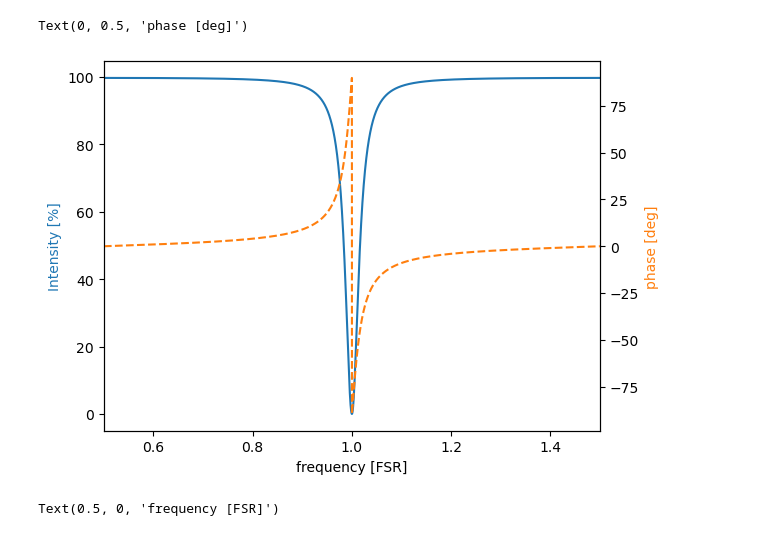
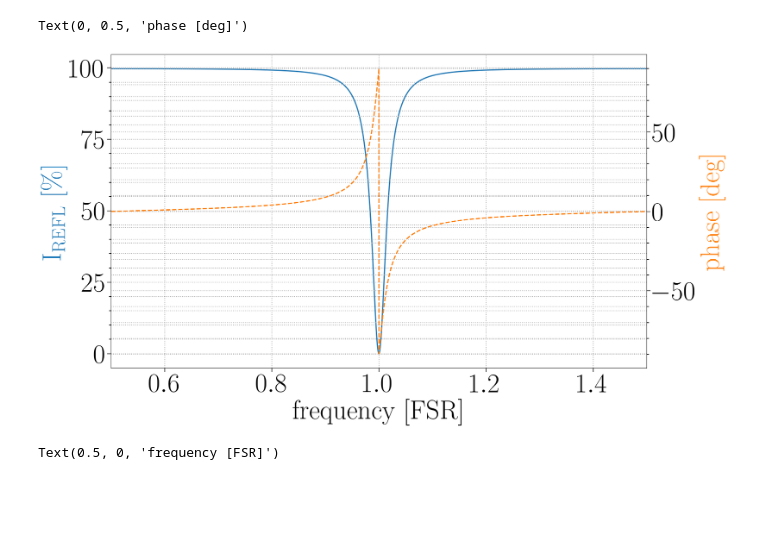
Before and after one commit to dancvan/dissertation, a Jupyter notebook: code/cav_refl.ipynb, the cells around one changed output. Saved outputs shown, nothing was run; the diff lists cells and outputs as text; code cells hidden in the pictures; blank space fills up the shorter version.

```diff
--- a/code/cav_refl.ipynb
+++ b/code/cav_refl.ipynb
@@ -1,6 +1,11 @@
 # %%
 import numpy as np
 import matplotlib.pyplot as plt
+import os
+plt_style_dir = 'stash/'
+if os.path.isdir(plt_style_dir) == True:
+    plt.style.use(plt_style_dir + 'pp2latex.mplstyle')
+plt.rcParams["font.family"] = "Times New Roman"
 # %%
 # params
 cee = 299792458
@@ -25,15 +30,15 @@ F_w_gen_modsq = F_w_gen.real**2 + F_w_gen.imag**2 # Modulus squared
 # %%
 fig, ax1 = plt.subplots()
 ax1.set_xlabel('frequency [FSR]')
-ax1.set_ylabel('Intensity [%]', color='C0')
+ax1.set_ylabel('I$_\mathrm{REFL}$ [\%]', color='C0')
 #ax1.plot(w/(FSR), F_w_cc_modsq*100)
 ax1.plot(w/(FSR), F_w_gen_modsq*100, color='C0')
 ax2 = ax1.twinx()
 #ax2.plot(w/(FSR), (180/np.pi)*np.arctan(F_w_cc.imag/F_w_cc.real), '--')
 ax2.plot(w/(FSR), (180/np.pi)*np.arctan(F_w_gen.imag/F_w_gen.real), '--', color='C1')
 #plt.xlabel('frequency [FSR]')
 plt.xlim([w[0]/FSR,w[-1]/FSR])
 plt.ylabel('phase [deg]', color='C1')
 # %% [output]
 Text(0, 0.5, 'phase [deg]')
-[figure, old version]
+[figure, new version]
```
Also changed, not shown: parts of 1 cell of this notebook, 7 other files.
